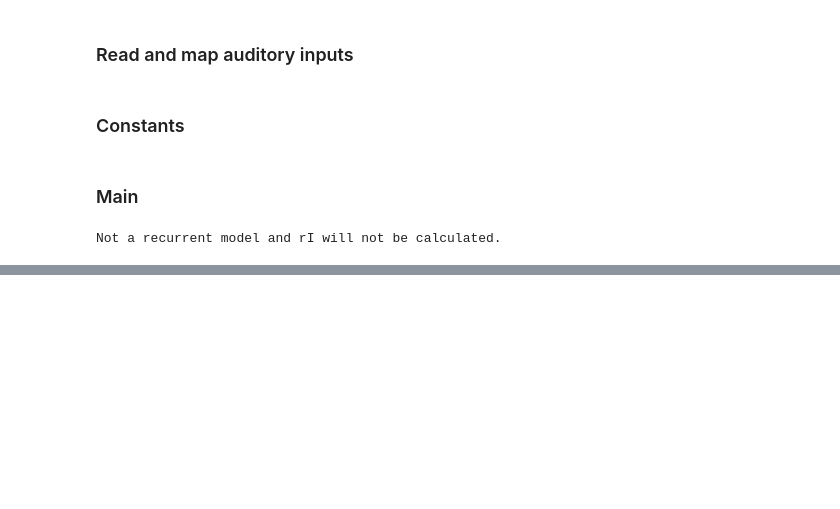
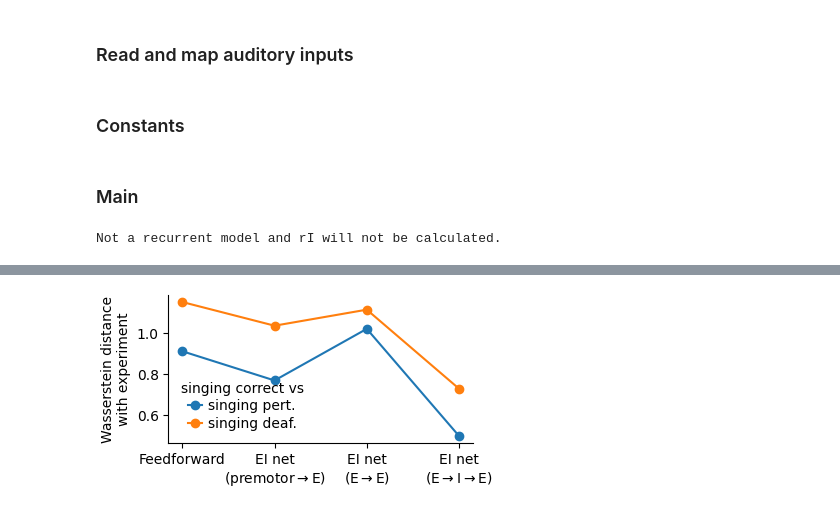
Before and after one commit to gongziyida/vocal-error-network, a Jupyter notebook: simulations/train_premotor2E_models_sparseW.ipynb, the cells around one changed output, grey strips where cells are left out. Drawn from its saved outputs; the diff is of its cells as text; code cells hidden in the pictures; blank space fills up the shorter version.

```diff
--- a/simulations/train_premotor2E_models_sparseW.ipynb
+++ b/simulations/train_premotor2E_models_sparseW.ipynb
@@ -167,0 +189,17 @@ fig.savefig(os.path.join(IMG_DIR, 'sparseW_premotor2E_learn_real_joint_dist.svg'
+# %%
+model_names = ('Feedforward\n', 'EI net\n(premotor$\\to$E)',
+               'EI net\n(E$\\to$E)', 'EI net\n(E$\\to$I$\\to$E)')
+dist = wasserstein_distance_exp_vs_model(res_time_avg_trial_avg, model_names)
+# %%
+test_names = dict(pert='singing pert.', deaf='singing deaf.')
+model_names = ('Feedforward\n', 'EI net\n(premotor$\\to$E)',
+               'EI net\n(E$\\to$E)', 'EI net\n(E$\\to$I$\\to$E)')
+fig, ax = plt.subplots(1, figsize=(4,2))
+for k, d in dist.items():
+    ax.plot(d, marker='o', label=test_names[k])
+ax.set(ylabel='Wasserstein distance\nwith experiment')
+ax.set(xticks=[0,1,2,3], xticklabels=model_names)
+ax.legend(title='singing correct vs')
+fig.savefig(os.path.join(IMG_DIR, 'wasserstein_sparseW.svg'), dpi=300)
+# %% [output]
+[figure, added]
```
Also changed, not shown: parts of 5 cells of this notebook, 1 other file.
